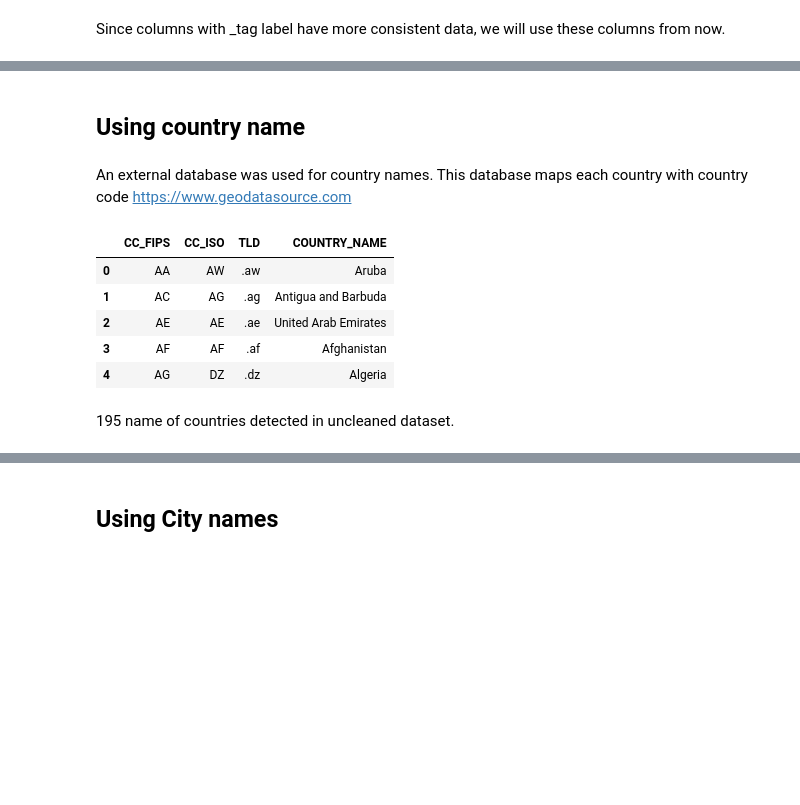
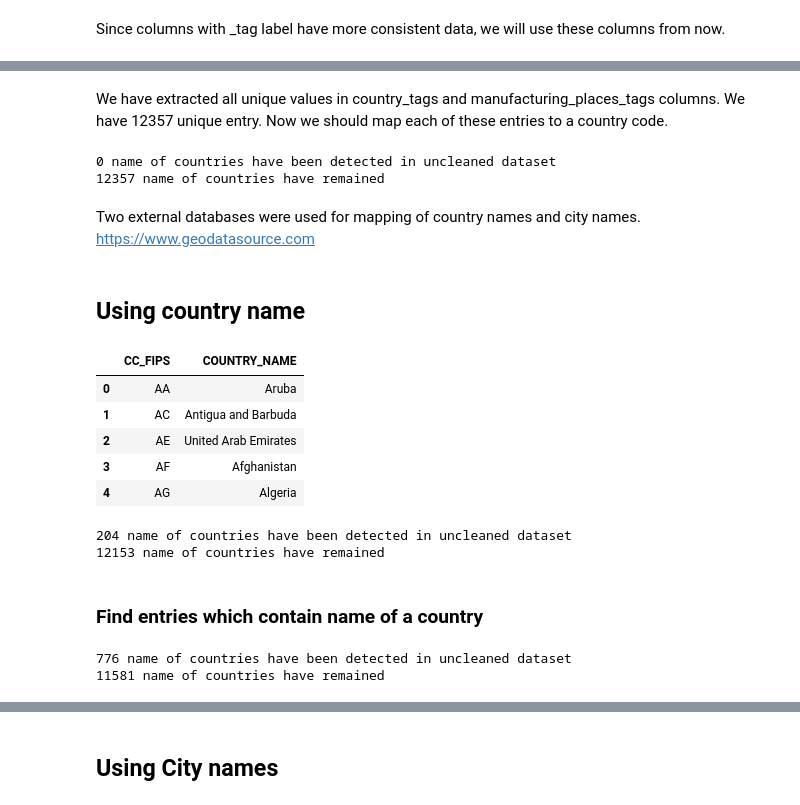
Before and after one commit to MrymZakani/ADA, a Jupyter notebook: cleaning_countries.ipynb, the cells around one changed output, grey strips where cells are left out. Drawn from its saved outputs; the diff is of its cells as text; code cells hidden in the pictures; blank space fills up the shorter version.

Commit message:
improve cleaning countries

```diff
--- a/cleaning_countries.ipynb
+++ b/cleaning_countries.ipynb
@@ -28,8 +31,9 @@ sc = spark.sparkContext
 # %%
-DATA_FOLDER = 'data'
-openfood_file = "/en.openfoodfacts.org.products.csv"
-cities_file = "/worldcitiespop.csv"
-countries_file = "/GEODATASOURCE-COUNTRY.csv"
+openfood_file = "data/en.openfoodfacts.org.products.csv"
+cities_file = "data/countries_cleaning/cities.csv"
+countries_file = "data/countries_cleaning/countries.csv"
+
+output_mapping_just_countries = "data/countries_cleaning/output/mapping_just_countries.csv"
 # %% [markdown]
 # Loading data
 # %%
@@ -152,3 +171,7 @@ countries.head()
 3     united kingdom
 4           brossard
 dtype: object
+# %% [markdown]
+We have extracted all unique values in country_tags and manufacturing_places_tags columns.
+We have 12357 unique entry.
+Now we should map each of these entries to a country code.
@@ -155,18 +186,23 @@ dtype: object
+# %%
+print_cleaning_status()
+# %% [output]
+0 name of countries have been detected in uncleaned dataset
+12357 name of countries have remained
+# %% [markdown]
+Two external databases were used for mapping of country names and city names.
+https://www.geodatasource.com
 # %% [markdown]
 ## Using country name
-# %% [markdown]
-An external database was used for country names. This database maps each country with country code
-https://www.geodatasource.com
 # %%
-dataset_countries = pd.read_csv(DATA_FOLDER+ countries_file,sep='\t', error_bad_lines=False)
+dataset_countries = pd.read_csv(countries_file, error_bad_lines=False)
 dataset_countries.head()
 # %% [output]
-|  | CC_FIPS | CC_ISO | TLD | COUNTRY_NAME |
-| 0 | AA | AW | .aw | Aruba |
-| 1 | AC | AG | .ag | Antigua and Barbuda |
-| 2 | AE | AE | .ae | United Arab Emirates |
-| 3 | AF | AF | .af | Afghanistan |
-| 4 | AG | DZ | .dz | Algeria |
+|  | CC_FIPS | COUNTRY_NAME |
+| 0 | AA | Aruba |
+| 1 | AC | Antigua and Barbuda |
+| 2 | AE | United Arab Emirates |
+| 3 | AF | Afghanistan |
+| 4 | AG | Algeria |
 # %%
 def map_country(data, country_code):
     global map_countries
@@ -193,3 +241,8 @@ for i in range(len(countries)):
         i -=1
-# %% [markdown]
-195 name of countries detected in uncleaned dataset.
+# %%
+print_cleaning_status()
+# %% [output]
+204 name of countries have been detected in uncleaned dataset
+12153 name of countries have remained
+# %% [markdown]
+### Find entries which contain name of a country
@@ -195,0 +261,5 @@ for i in range(len(countries)):
+# %%
+print_cleaning_status()
+# %% [output]
+776 name of countries have been detected in uncleaned dataset
+11581 name of countries have remained
```
Also changed, not shown: parts of 37 cells of this notebook, 1 other file.
